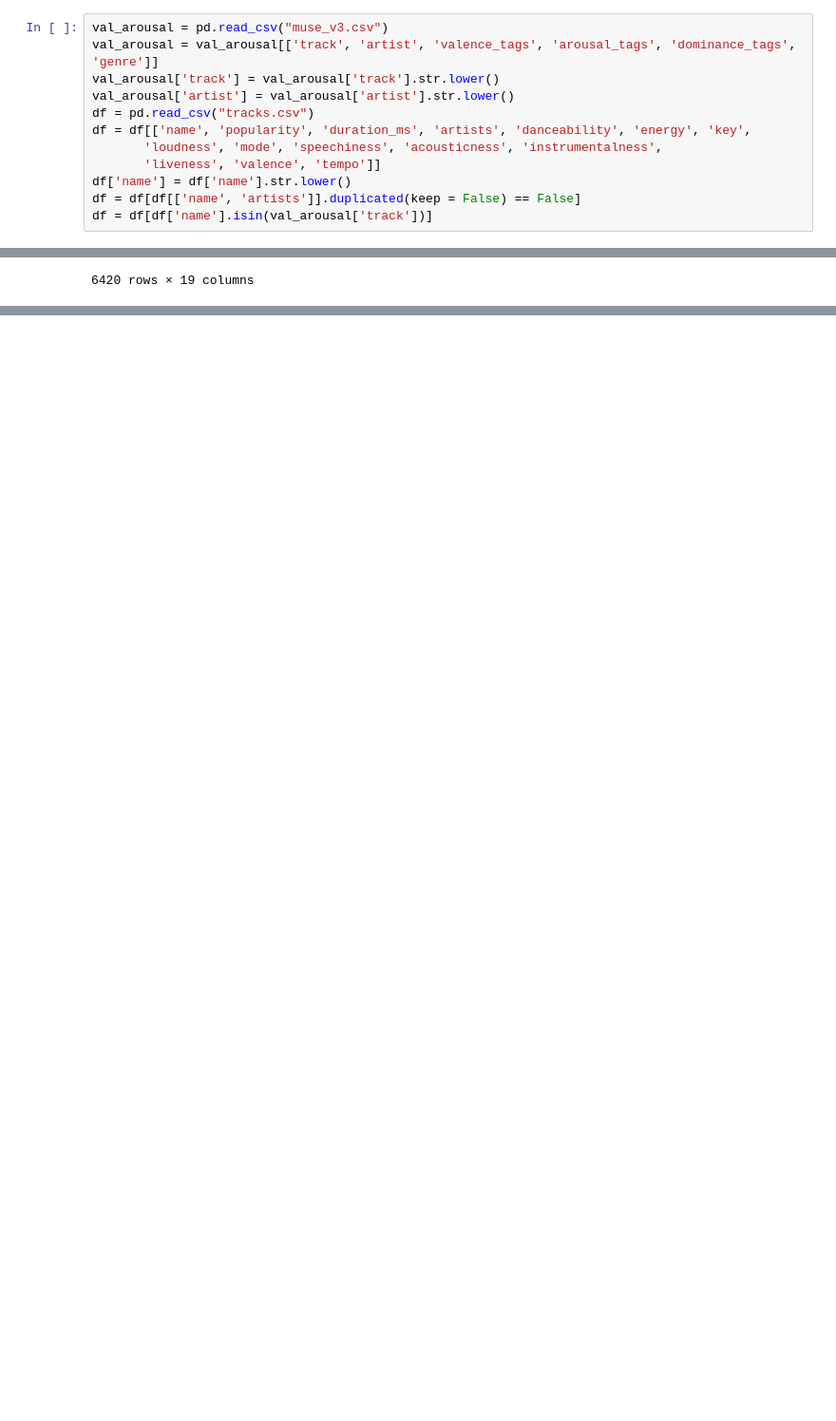
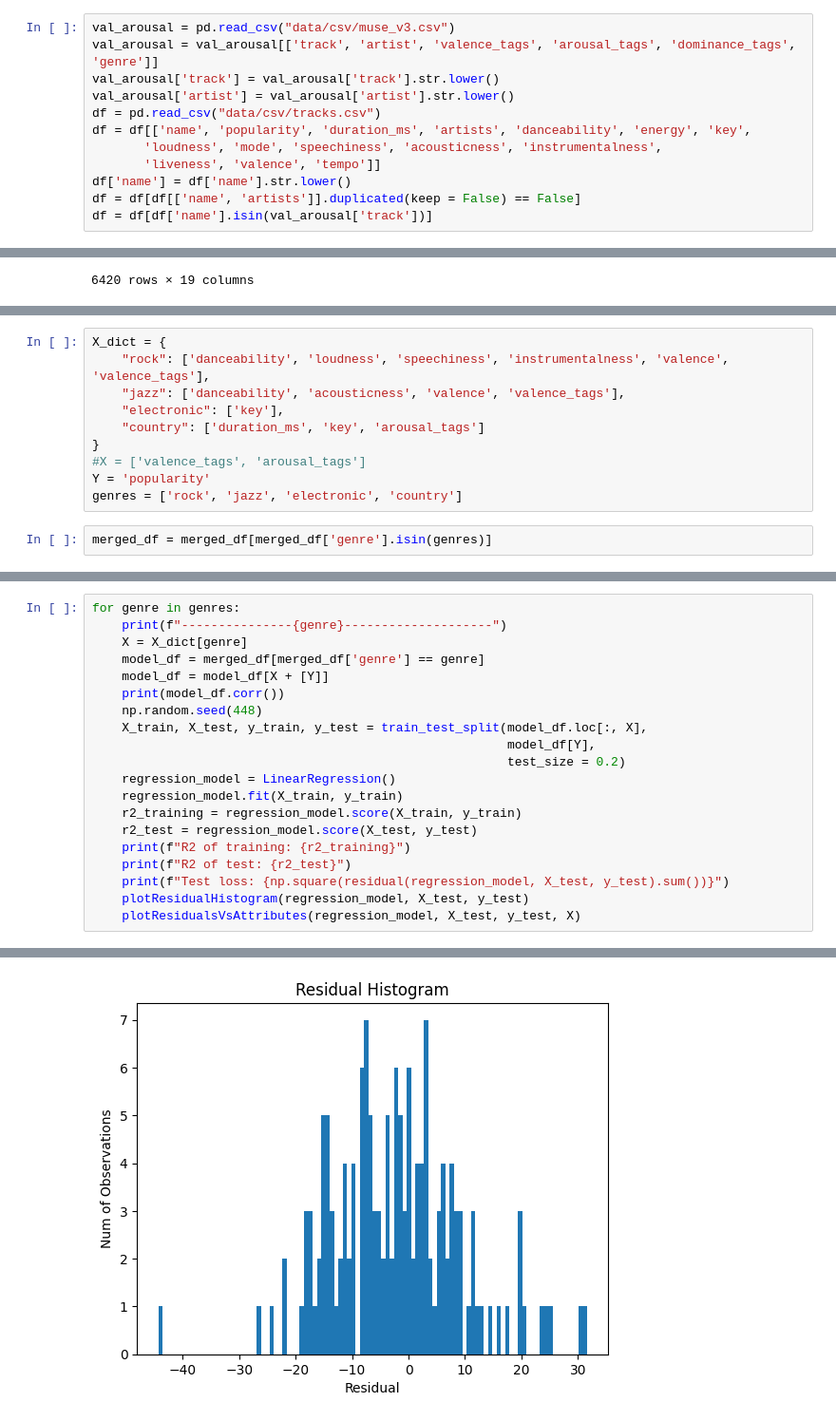
Before and after one commit to lukeboll/eecs448-RALL, a Jupyter notebook: testset_generation.ipynb, the cells around one changed output, grey strips where cells are left out. Shown: that part at 95% size. Drawn from its saved outputs; the diff is of its cells as text; blank space fills up the shorter version.

Commit message:
Linear Regression

```diff
--- a/testset_generation.ipynb
+++ b/testset_generation.ipynb
@@ -5,9 +11,9 @@ import numpy as np
 # %%
-val_arousal = pd.read_csv("muse_v3.csv")
+val_arousal = pd.read_csv("data/csv/muse_v3.csv")
 val_arousal = val_arousal[['track', 'artist', 'valence_tags', 'arousal_tags', 'dominance_tags', 'genre']]
 val_arousal['track'] = val_arousal['track'].str.lower()
 val_arousal['artist'] = val_arousal['artist'].str.lower()
-df = pd.read_csv("tracks.csv")
+df = pd.read_csv("data/csv/tracks.csv")
 df = df[['name', 'popularity', 'duration_ms', 'artists', 'danceability', 'energy', 'key',
        'loudness', 'mode', 'speechiness', 'acousticness', 'instrumentalness',
        'liveness', 'valence', 'tempo']]
@@ -46,0 +118,12 @@ merged_df.to_csv("prediction_dataset.csv")
+# %%
+X_dict = {
+    "rock": ['danceability', 'loudness', 'speechiness', 'instrumentalness', 'valence', 'valence_tags'],
+    "jazz": ['danceability', 'acousticness', 'valence', 'valence_tags'],
+    "electronic": ['key'],
+    "country": ['duration_ms', 'key', 'arousal_tags']
+}
+#X = ['valence_tags', 'arousal_tags']
+Y = 'popularity'
+genres = ['rock', 'jazz', 'electronic', 'country']
+# %%
+merged_df = merged_df[merged_df['genre'].isin(genres)]
@@ -46,0 +138,21 @@ merged_df.to_csv("prediction_dataset.csv")
+# %%
+for genre in genres:
+    print(f"---------------{genre}--------------------")
+    X = X_dict[genre]
+    model_df = merged_df[merged_df['genre'] == genre]
+    model_df = model_df[X + [Y]]
+    print(model_df.corr())
+    np.random.seed(448)
+    X_train, X_test, y_train, y_test = train_test_split(model_df.loc[:, X],
+                                                        model_df[Y],
+                                                        test_size = 0.2)
+    regression_model = LinearRegression()
+    regression_model.fit(X_train, y_train)
+    r2_training = regression_model.score(X_train, y_train)
+    r2_test = regression_model.score(X_test, y_test)
+    print(f"R2 of training: {r2_training}")
+    print(f"R2 of test: {r2_test}")
+    print(f"Test loss: {np.square(residual(regression_model, X_test, y_test).sum())}")
+    plotResidualHistogram(regression_model, X_test, y_test)
+    plotResidualsVsAttributes(regression_model, X_test, y_test, X)
+# %% [output]
@@ -46,0 +176 @@ merged_df.to_csv("prediction_dataset.csv")
+[figure, added]
```
Also changed, not shown: parts of 9 cells of this notebook, 5 other files.
